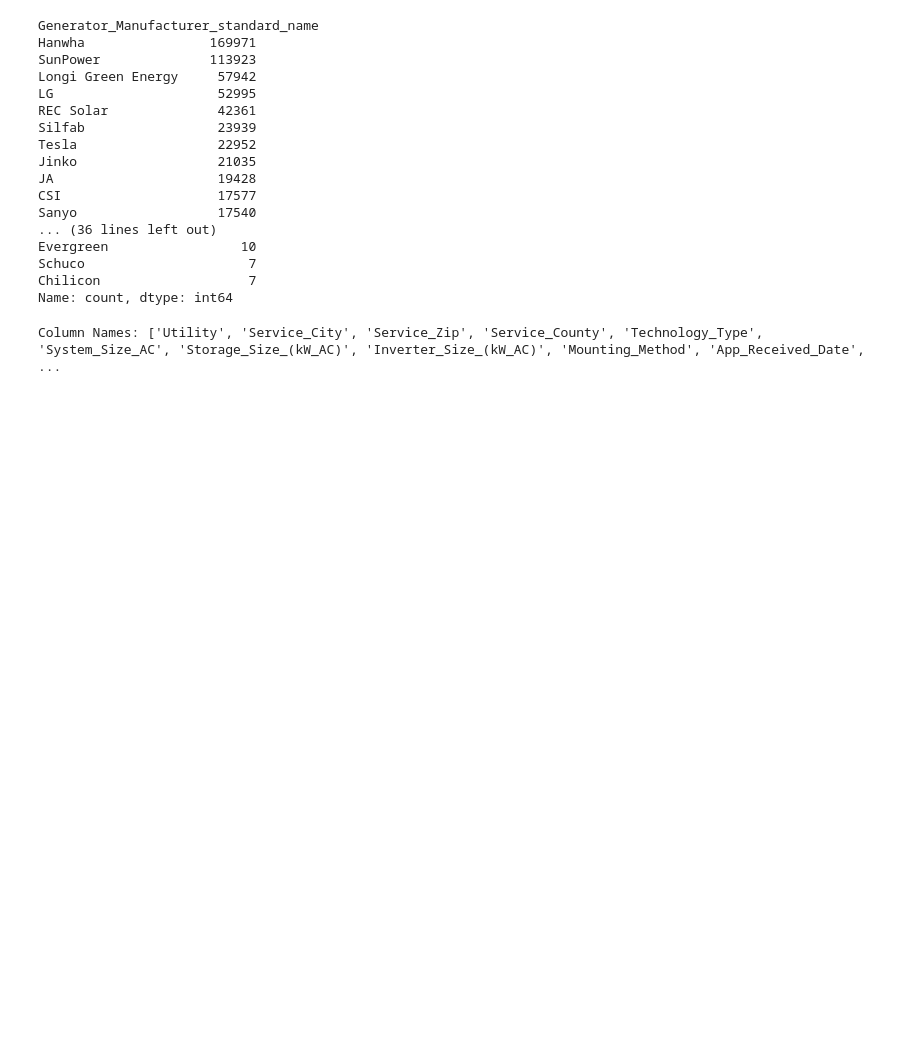
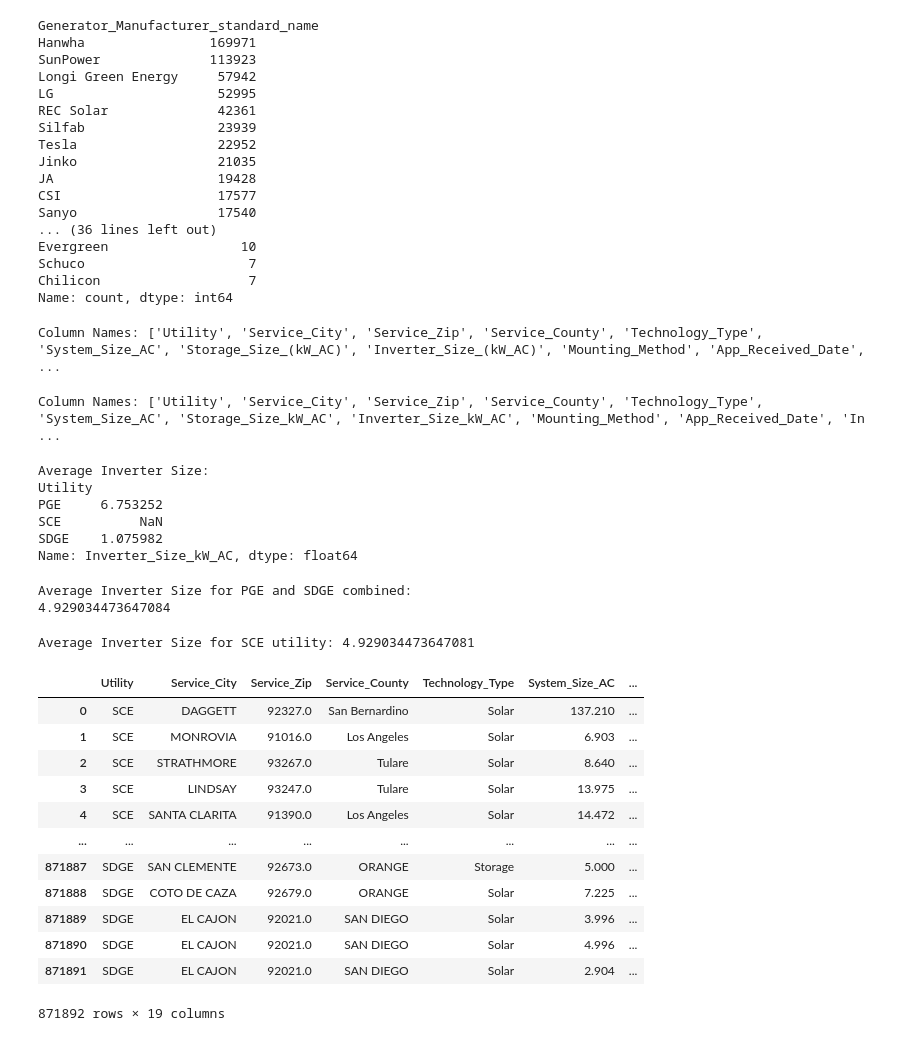
Before and after one commit to ns96/ML_Project, a Jupyter notebook: Cleaning_code.ipynb, the cells around one changed output. Drawn from its saved outputs; the diff is of its cells as text; code cells hidden in the pictures; blank space fills up the shorter version.

```diff
--- a/Cleaning_code.ipynb
+++ b/Cleaning_code.ipynb
@@ -1691,3 +1723,72 @@ df10 = df9.drop(columns=['Service_Zip_fill'])
 # %%
 # Rename columns in the DataFrame
 df10.rename(columns={'Storage_Size_(kW_AC)': 'Storage_Size_kW_AC', 'Inverter_Size_(kW_AC)': 'Inverter_Size_kW_AC'}, inplace=True)
+# %%
+column_names = df10.columns.tolist()
+print("Column Names:", column_names)
+# %% [output]
+Column Names: ['Utility', 'Service_City', 'Service_Zip', 'Service_County', 'Technology_Type', 'System_Size_AC', 'Storage_Size_kW_AC', 'Inverter_Size_kW_AC', 'Mounting_Method', 'App_Received_Date', 'In ...
+# %%
+# Calculating average inverter size for the itilities that have data
+
+# Filter data for PGE and SCE utilities
+filtered_df = df10[df10['Utility'].isin(['PGE', 'SCE', 'SDGE'])]
+
+# Calculate the average inverter size
+average_inverter_size = filtered_df.groupby('Utility')['Inverter_Size_kW_AC'].mean()
+
+# Print the result
+print("Average Inverter Size:")
+print(average_inverter_size)
+# %% [output]
+Average Inverter Size:
+Utility
+PGE     6.753252
+SCE          NaN
+SDGE    1.075982
+Name: Inverter_Size_kW_AC, dtype: float64
+# %%
+# Since data for the SCE is missing,
+# filling it out with the average inverter size for the other two utilities combined
+
+# Filter data for PGE and SCE utilities
+filtered_df = df10[df10['Utility'].isin(['PGE', 'SDGE'])]
+
+# Calculate the average inverter size for both utilities combined
+average_inverter_size_combined = filtered_df['Inverter_Size_kW_AC'].mean()
+
+# Print the result
+print("Average Inverter Size for PGE and SDGE combined:")
+print(average_inverter_size_combined)
+# %% [output]
+Average Inverter Size for PGE and SDGE combined:
+4.929034473647084
+# %%
+# Filing out missing data for SCE utility
+# Fill missing values in 'Inverter_Size_kW_AC' for SCE with the average size
+df10.loc[df10['Utility'] == 'SCE', 'Inverter_Size_kW_AC'] = df10.loc[df10['Utility'] == 'SCE', \
+                                            'Inverter_Size_kW_AC'].fillna(average_inverter_size_combined)
+# %%
+# Confirm
+average_inverter_size_sce = df10[df10['Utility'] == 'SCE']['Inverter_Size_kW_AC'].mean()
+print("Average Inverter Size for SCE utility:", average_inverter_size_sce)
+# %% [output]
+Average Inverter Size for SCE utility: 4.929034473647081
+# %%
+# Create a new column 'year' and fill it with the years
+df10['Year'] = df10['App_Received_Date'].dt.year
+df10
+# %% [output]
+|  | Utility | Service_City | Service_Zip | Service_County | Technology_Type | System_Size_AC | ... |
+| 0 | SCE | DAGGETT | 92327.0 | San Bernardino | Solar | 137.210 | ... |
+| 1 | SCE | MONROVIA | 91016.0 | Los Angeles | Solar | 6.903 | ... |
+| 2 | SCE | STRATHMORE | 93267.0 | Tulare | Solar | 8.640 | ... |
+| 3 | SCE | LINDSAY | 93247.0 | Tulare | Solar | 13.975 | ... |
+| 4 | SCE | SANTA CLARITA | 91390.0 | Los Angeles | Solar | 14.472 | ... |
+| ... | ... | ... | ... | ... | ... | ... | ... |
+| 871887 | SDGE | SAN CLEMENTE | 92673.0 | ORANGE | Storage | 5.000 | ... |
+| 871888 | SDGE | COTO DE CAZA | 92679.0 | ORANGE | Solar | 7.225 | ... |
+| 871889 | SDGE | EL CAJON | 92021.0 | SAN DIEGO | Solar | 3.996 | ... |
+| 871890 | SDGE | EL CAJON | 92021.0 | SAN DIEGO | Solar | 4.996 | ... |
+| 871891 | SDGE | EL CAJON | 92021.0 | SAN DIEGO | Solar | 2.904 | ... |
+871892 rows × 19 columns
```
Also changed, not shown: parts of 14 cells of this notebook, 4 other files.
